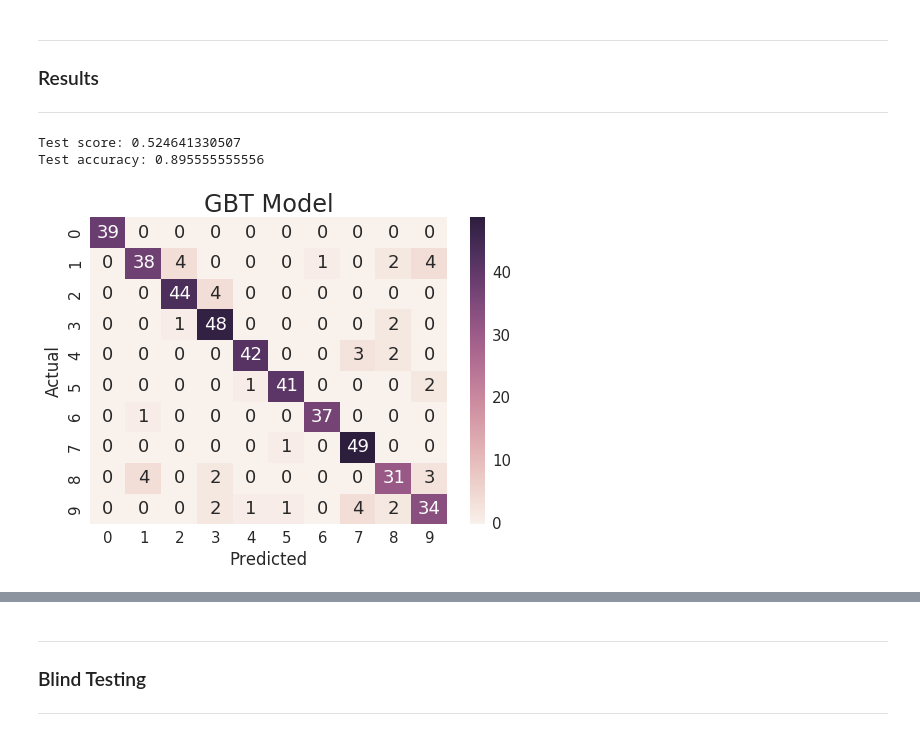
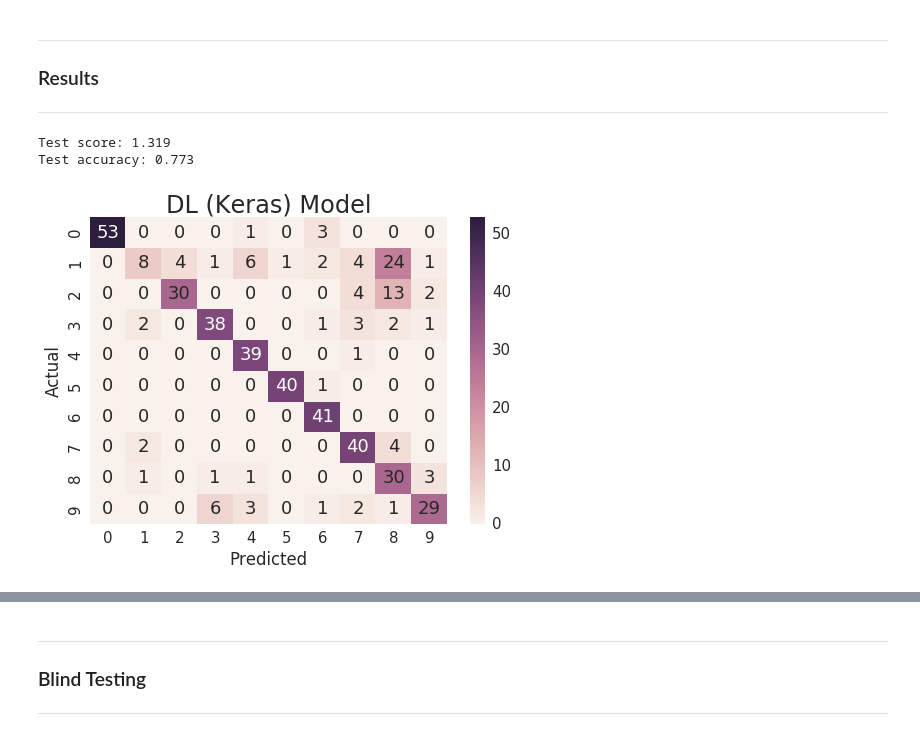
Before and after one commit to lcdm-uiuc/info490-sp16, a Jupyter notebook: Week15/notebooks/intro2dl.ipynb, the cells around one changed output, grey strips where cells are left out. Drawn from its saved outputs; the diff is of its cells as text; code cells hidden in the pictures.

```diff
--- a/Week15/notebooks/intro2dl.ipynb
+++ b/Week15/notebooks/intro2dl.ipynb
@@ -43,15 +43,20 @@ import numpy as np
 np.random.seed(23)
 
 num_classes = 10
+max_pixel = 16
 
+# Flatten image arrays
 x_train = x_train.reshape(train_dim_one, train_dim_two)
 x_test = x_test.reshape(test_dim_one, train_dim_two)
 x_train = x_train.astype('float32')
 x_test = x_test.astype('float32')
-x_train /= 255
-x_test /= 255
-print(x_train.shape[0], 'train samples')
-print(x_test.shape[0], 'test samples')
+
+# Normalize image arrays
+x_train /= max_pixel
+x_test /= max_pixel
+
+print('{:5d} train samples'.format(x_train.shape[0]))
+print('{:5d} test samples'.format(x_test.shape[0]))
 
 # convert class vectors to binary class matrices
 from keras.utils import np_utils
@@ -71,18 +76,11 @@ We construct then visualize model
 -----
 # %%
 # Build model
-
 from keras.models import Sequential
-from keras.layers.core import Dense, Dropout, Activation
+from keras.layers.core import Dense, Activation
 
 model = Sequential()
-model.add(Dense(128, input_shape=(train_dim_two,)))
-model.add(Activation('tanh'))
-model.add(Dropout(0.2))
-model.add(Dense(128))
-model.add(Activation('tanh'))
-model.add(Dropout(0.2))
-model.add(Dense(10))
+model.add(Dense(10, input_dim=train_dim_two))
 model.add(Activation('softmax'))
 # %% [output]
 Using Theano backend.
@@ -129,8 +119,8 @@ model.compile(loss='categorical_crossentropy',
               metrics=['accuracy'])
 # %%
 # Fit model
-batch_size = 128
-num_epoch = 20
+batch_size = 25
+num_epoch = 5
 
 history = model.fit(x_train, y_trainc,
                     batch_size=batch_size, nb_epoch=num_epoch,
@@ -162,22 +146,19 @@ Epoch 20/20
 # %%
 # Obtain score results
 score = model.evaluate(x_test, y_testc, verbose=0)
-print('Test score:', score[0])
-print('Test accuracy:', score[1])
+print('Test score: {:4.3f}'.format(score[0]))
+print('Test accuracy: {:4.3f}'.format(score[1]))
 # %% [output]
-Test score: 0.524641330507
-Test accuracy: 0.895555555556
+Test score: 1.319
+Test accuracy: 0.773
 # %%
 # Obtain test predictions
-pred = model.predict(x_test, verbose=10)
-
-# Convert 2D matrix of categorical probabilities into label
-y_pred = np.argmax(pred, axis=1)
+y_pred = model.predict_classes(x_test, verbose = 0)
 
 # Plot confusion matrix
 from helper_code import mlplots as mlp
 
 nms = ['0', '1', '2', '3', '4', '5', '6', '7', '8', '9']
-mlp.confusion(y_test, y_pred, nms, 10, 'GBT Model')
+mlp.confusion(y_test, y_pred, nms, 10, 'DL (Keras) Model')
 # %% [output]
-[figure, old version]
+[figure, new version]
```
Also changed, not shown: parts of 7 cells of this notebook.
